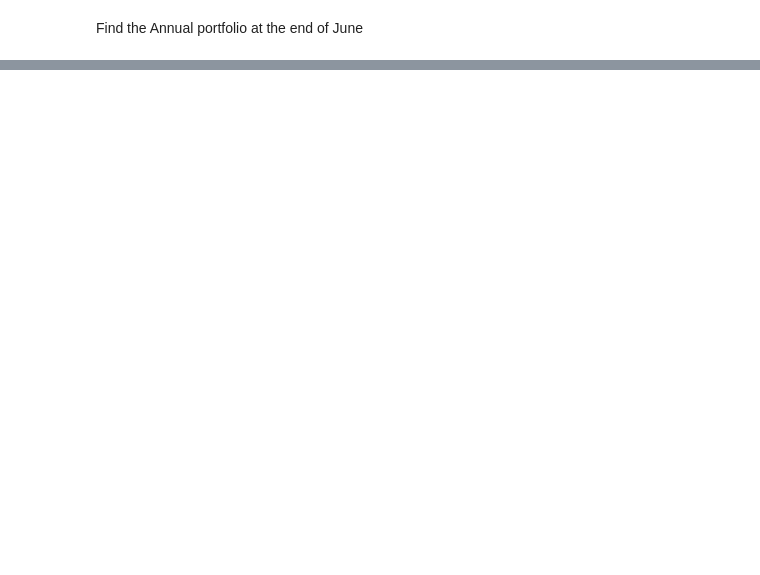
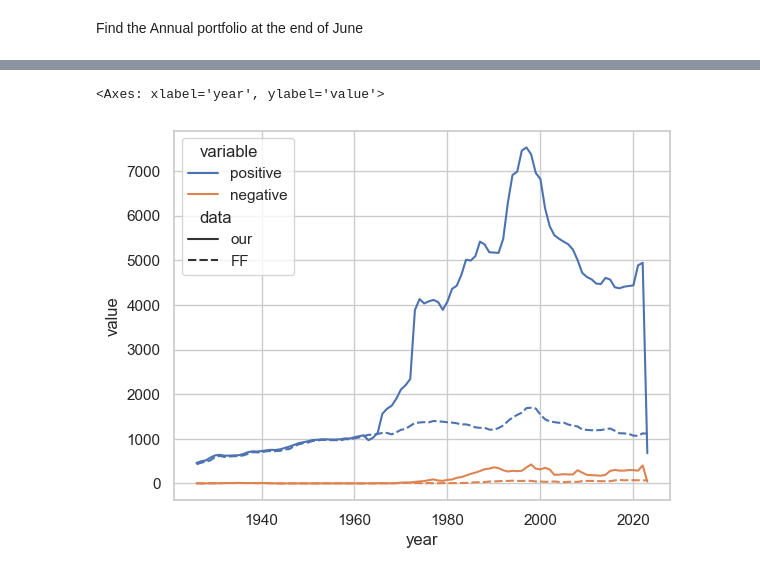
Before and after one commit to mortezaaghajanzadeh/BDAP, a Jupyter notebook: Assignments/Assignment 2/Assignment2.ipynb, the cells around one changed output, grey strips where cells are left out. Cells and saved outputs as stored; diff of their text form; code cells hidden in the pictures; blank space fills up the shorter version.

```diff
--- a/Assignments/Assignment 2/Assignment2.ipynb
+++ b/Assignments/Assignment 2/Assignment2.ipynb
@@ -45,0 +46,22 @@ array([10006., 25486., 15325., 22373., 17435., 12570., 19334., 11543.,
+# %%
+tempt = df.loc[df.month == 6].copy().drop_duplicates(subset=['date', 'permno']).reset_index(drop=True)
+tempt['year'] = tempt.date.dt.year
+positive_number = tempt.groupby('year')['B/M'].apply(lambda x: len(x[x >0])).to_dict()
+total_number = tempt.groupby('year').size().to_dict()
+negative_number = tempt.groupby('year')['B/M'].apply(lambda x: len(x[x <= 0])).to_dict()
+tempt_df = pd.DataFrame([positive_number, negative_number, total_number], index=['positive', 'negative', 'total']).T
+tempt_df.reset_index(inplace=True)
+tempt_df.rename(columns={'index':'year'}, inplace=True)
+tempt_df = tempt_df.melt(id_vars='year', value_vars=['positive', 'negative'])
+tempt_df['data'] = 'our'
+# %%
+raw_df_breakpoint_FF = pd.read_csv('Data/BE-ME_Breakpoints.csv')
+raw_df = raw_df_breakpoint_FF[['year','<=0',">0"]].copy().rename(columns={'<=0':'negative', '>0':'positive'})
+raw_df['year'] = raw_df['year'].astype(int)
+raw_df['data'] = 'FF'
+raw_df = raw_df.melt(id_vars=['year', 'data'], value_vars=['positive', 'negative'])
+merged_df = pd.concat([tempt_df, raw_df])
+sns.lineplot(data=merged_df, x='year', y='value', hue='variable', style='data')
+# %% [output]
+<Axes: xlabel='year', ylabel='value'>
+[figure, added]
```
Also changed, not shown: parts of 13 cells of this notebook, 1 other file.
